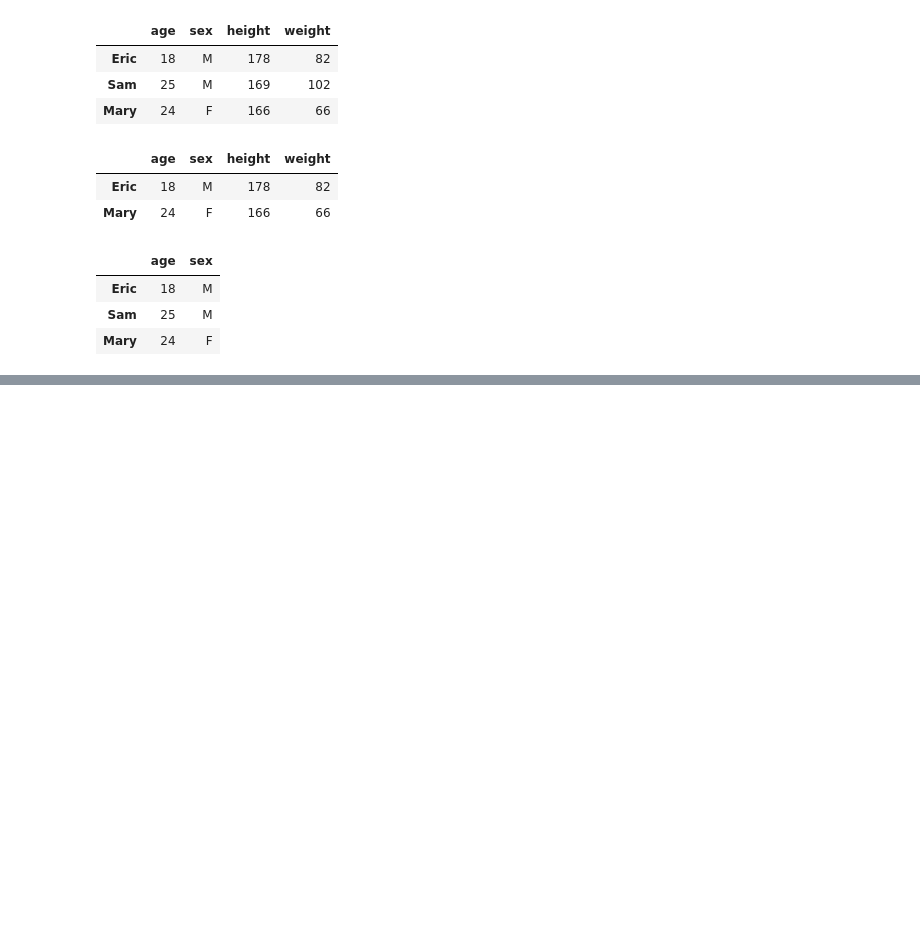
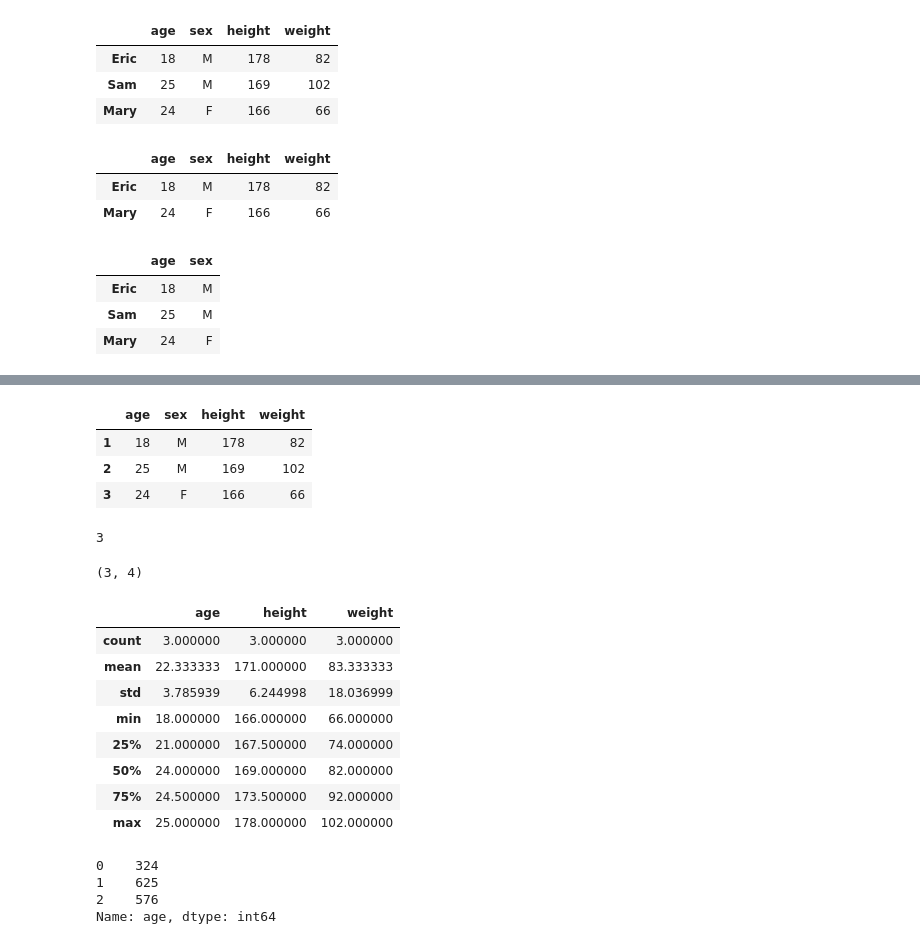
Before and after one commit to clivelo/pandas_exercises_and_notes, a Jupyter notebook: pandas_notes.ipynb, the cells around one changed output, grey strips where cells are left out. Drawn from its saved outputs; the diff is of its cells as text; code cells hidden in the pictures; blank space fills up the shorter version.

```diff
--- a/pandas_notes.ipynb
+++ b/pandas_notes.ipynb
@@ -455,0 +621,40 @@ df.drop(columns=["height", "weight"])
+# %%
+df = pd.DataFrame(
+    {"age": [18, 25, 24], "sex": ["M", "M", "F"], "height": [178, 169, 166], "weight": [82, 102, 66]},
+    index = [1, 2, 3])
+df
+# %% [output]
+|  | age | sex | height | weight |
+| 1 | 18 | M | 178 | 82 |
+| 2 | 25 | M | 169 | 102 |
+| 3 | 24 | F | 166 | 66 |
+# %%
+# Number of rows
+len(df)
+# %% [output]
+3
+# %%
+# Tuple of number of rows and columns
+df.shape
+# %% [output]
+(3, 4)
+# %%
+# Summarizes data
+df.describe()
+# %% [output]
+|  | age | height | weight |
+| count | 3.000000 | 3.000000 | 3.000000 |
+| mean | 22.333333 | 171.000000 | 83.333333 |
+| std | 3.785939 | 6.244998 | 18.036999 |
+| min | 18.000000 | 166.000000 | 66.000000 |
+| 25% | 21.000000 | 167.500000 | 74.000000 |
+| 50% | 24.000000 | 169.000000 | 82.000000 |
+| 75% | 24.500000 | 173.500000 | 92.000000 |
+| max | 25.000000 | 178.000000 | 102.000000 |
+# %%
+df["age"].apply(lambda x: x ** 2)
+# %% [output]
+0    324
+1    625
+2    576
+Name: age, dtype: int64
```
Also changed, not shown: parts of 30 cells of this notebook, 1 other file.
